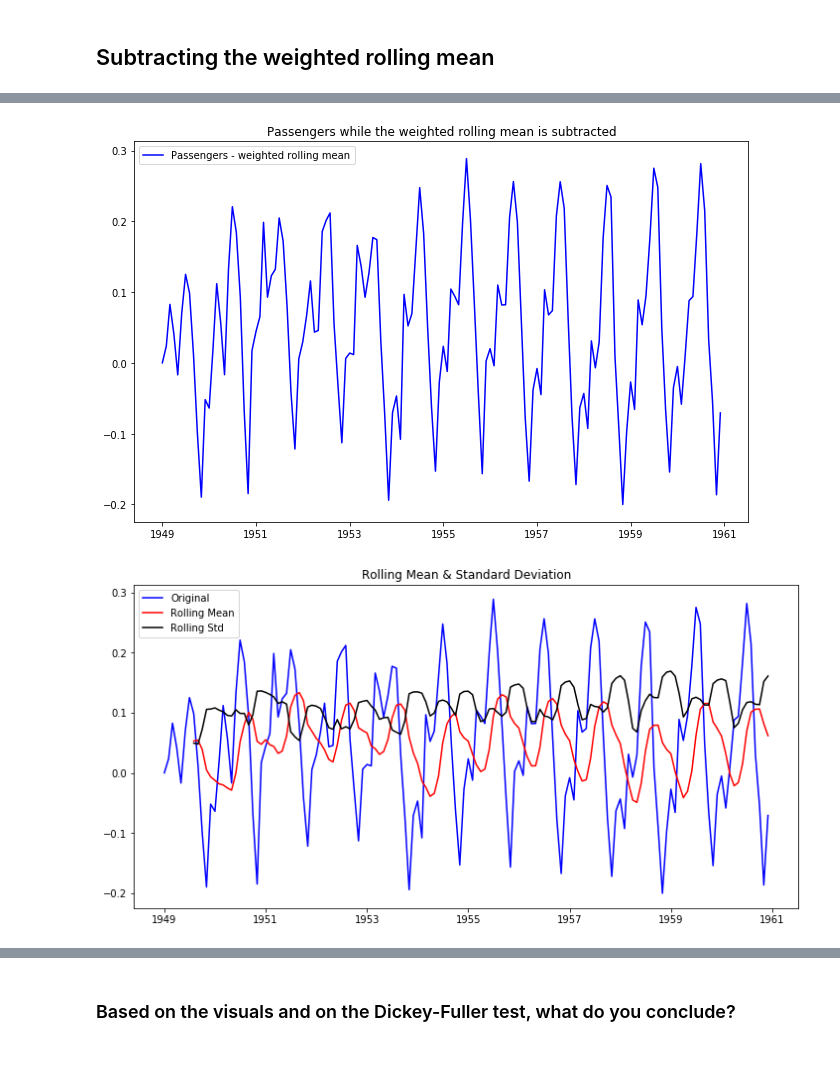
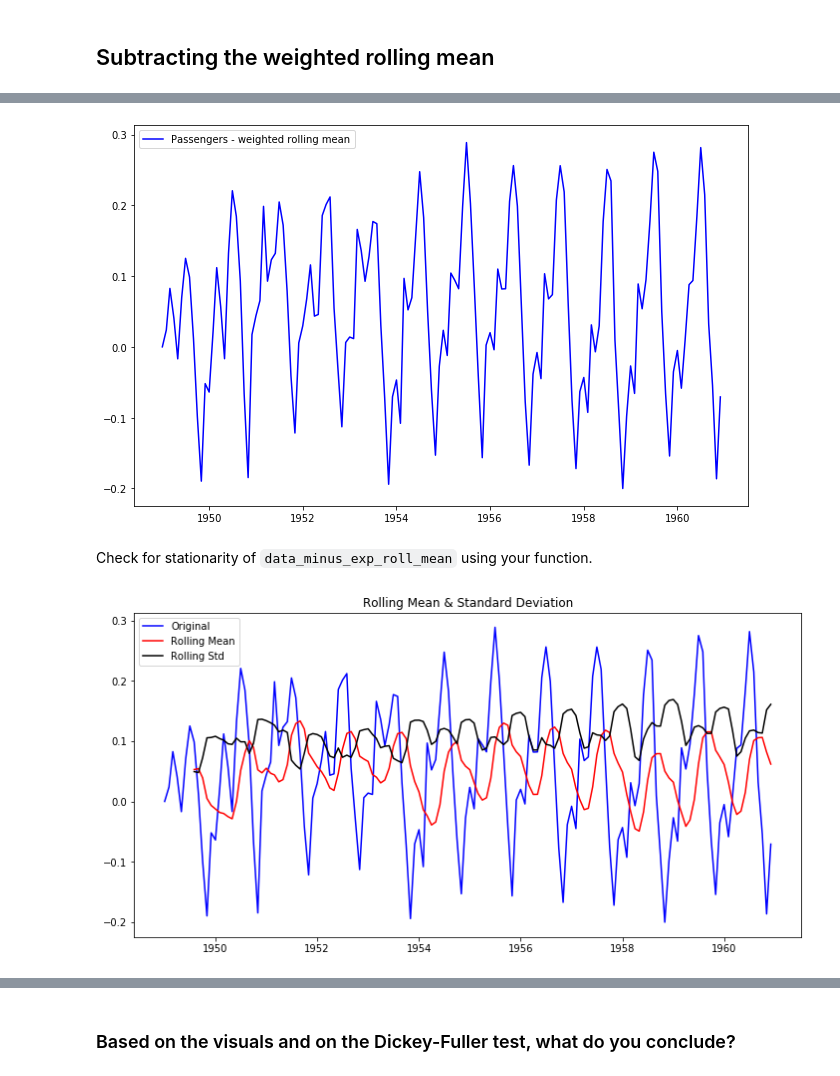
Before and after one commit to learn-co-curriculum/dsc-removing-trends-lab, a Jupyter notebook: index.ipynb, the cells around one changed output, grey strips where cells are left out. Cells and saved outputs as stored; diff of their text form; code cells hidden in the pictures.

```diff
--- a/index.ipynb
+++ b/index.ipynb
@@ -40,7 +68,7 @@ We want the output of the function to:
 - Output the results of the Dickey-Fuller test
 # %%
-# Create a function to check for the stationarity of a given timeseries using rolling stats and DF test
-# Collect and package the code from previous lab
+# Create a function to check for the stationarity of a given time series using rolling stats and DF test
+# Collect and package the code from previous labs
 
 def stationarity_check(TS):
 
@@ -48,28 +76,29 @@ def stationarity_check(TS):
     from statsmodels.tsa.stattools import adfuller
 
     # Calculate rolling statistics
-    rolmean = TS.rolling(window = 8, center = False).mean()
-    rolstd = TS.rolling(window = 8, center = False).std()
+    roll_mean = TS.rolling(window=8, center=False).mean()
+    roll_std = TS.rolling(window=8, center=False).std()
 
     # Perform the Dickey Fuller Test
-    dftest = adfuller(TS['#Passengers']) # change the passengers column as required
+    dftest = adfuller(TS['#Passengers'])
 
-    #Plot rolling statistics:
+    # Plot rolling statistics:
     fig = plt.figure(figsize=(12,6))
-    orig = plt.plot(TS, color='blue',label='Original')
-    mean = plt.plot(rolmean, color='red', label='Rolling Mean')
-    std = plt.plot(rolstd, color='black', label = 'Rolling Std')
+    plt.plot(TS, color='blue',label='Original')
+    plt.plot(roll_mean, color='red', label='Rolling Mean')
+    plt.plot(roll_std, color='black', label = 'Rolling Std')
     plt.legend(loc='best')
     plt.title('Rolling Mean & Standard Deviation')
     plt.show(block=False)
 
     # Print Dickey-Fuller test results
-    print ('Results of Dickey-Fuller Test:')
+    print('Results of Dickey-Fuller Test: \n')
 
-    dfoutput = pd.Series(dftest[0:4], index=['Test Statistic','p-value','#Lags Used','Number of Observations Used'])
+    dfoutput = pd.Series(dftest[0:4], index=['Test Statistic', 'p-value',
+                                             '#Lags Used', 'Number of Observations Used'])
     for key,value in dftest[4].items():
         dfoutput['Critical Value (%s)'%key] = value
-    print (dfoutput)
+    print(dfoutput)
 
     return None
 # %% [markdown]
@@ -180,12 +220,11 @@ Repeat all the above for the *weighter* rolling mean. Start from the log-transfo
 # %%
-# Use Pandas ewma() to calculate Weighted Moving Average of ts_log
-exp_rolmean = np.log(ts).ewm(halflife = 4).mean()
+# Calculate Weighted Moving Average of log transformed data
+exp_roll_mean = np.log(ts).ewm(halflife=4).mean()
 
 # Plot the original data with exp weighted average
 fig = plt.figure(figsize=(12,7))
-orig = plt.plot(np.log(ts), color='blue',label='Original')
-mean = plt.plot(exp_rolmean, color='red', label='Exponentially Weighted Rolling Mean')
+plt.plot(np.log(ts), color='blue',label='Original (Log Transformed)')
+plt.plot(exp_roll_mean, color='red', label='Exponentially Weighted Rolling Mean')
 plt.legend(loc='best')
-plt.title('Exponentially Weighted Rolling Mean & Standard Deviation')
 plt.show(block=False)
 # %% [output]
@@ -193,17 +235,18 @@ plt.show(block=False)
 # %%
 # Subtract the moving average from the original data and check head for Nans
-data_minus_exp_rolmean = np.log(ts) - exp_rolmean
-data_minus_exp_rolmean.head(15)
+data_minus_exp_roll_mean = np.log(ts) - exp_roll_mean
 
+# Plot the time series
 fig = plt.figure(figsize=(11,7))
-plt.plot(data_minus_exp_rolmean, color='blue',label='Passengers - weighted rolling mean')
+plt.plot(data_minus_exp_roll_mean, color='blue',label='Passengers - weighted rolling mean')
 plt.legend(loc='best')
-plt.title('Passengers while the weighted rolling mean is subtracted')
 plt.show(block=False)
 # %% [output]
-[figure, old version]
+[figure, new version]
+# %% [markdown]
+Check for stationarity of `data_minus_exp_roll_mean` using your function.
 # %%
-stationarity_check(data_minus_exp_rolmean)
+stationarity_check(data_minus_exp_roll_mean)
 # %% [output]
-[figure, old version]
+[figure, new version]
 Results of Dickey-Fuller Test:
```
Also changed, not shown: parts of 40 cells of this notebook, 20 other files.
